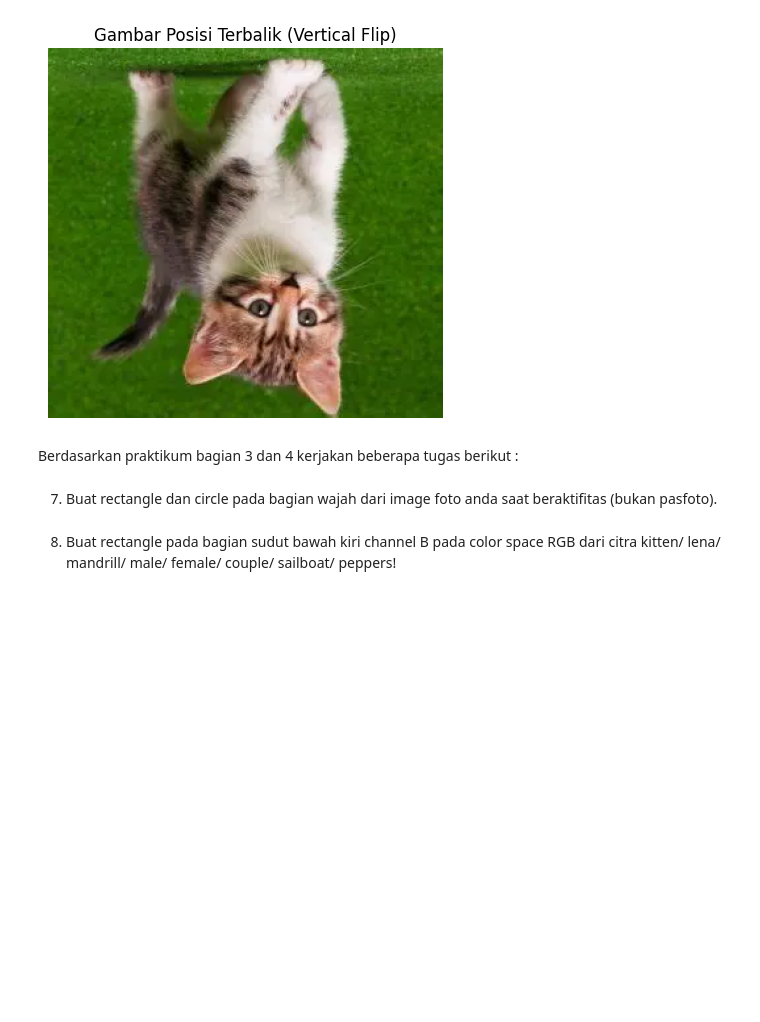
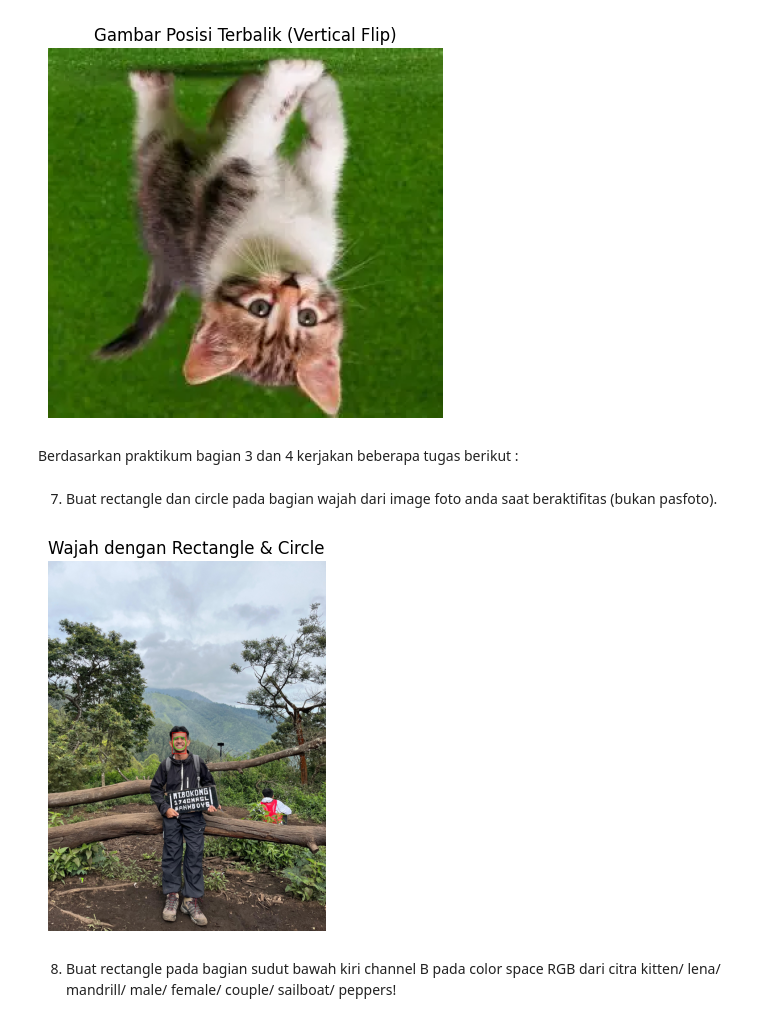
Before and after one commit to febriansyahadin/PCVK_Ganjil_2025, a Jupyter notebook: Week2.ipynb, the cells around one changed output. Cells and saved outputs as stored; diff of their text form; code cells hidden in the pictures; blank space fills up the shorter version.

```diff
--- a/Week2.ipynb
+++ b/Week2.ipynb
@@ -305,6 +305,26 @@ Berdasarkan praktikum bagian 3 dan 4 kerjakan beberapa tugas berikut :
 # %% [markdown]
 7. Buat rectangle dan circle pada bagian wajah dari image foto anda saat
 beraktifitas (bukan pasfoto).
+# %%
+import cv2
+import matplotlib.pyplot as plt
+
+img = cv2.imread("/content/drive/MyDrive/PCVK/Image/pebripoto.jpg")
+
+
+img_rgb = cv2.cvtColor(img, cv2.COLOR_BGR2RGB)
+
+cv2.rectangle(img_rgb, (1350, 1870), (1500, 2100), (255, 0, 0), 3)
+
+# Circle pusat di wajah
+cv2.circle(img_rgb, (1430, 1985), 70, (0, 255, 0), 3)
+
+plt.imshow(img_rgb)
+plt.title("Wajah dengan Rectangle & Circle")
+plt.axis("off")
+plt.show()
+# %% [output]
+[figure, added]
 # %% [markdown]
 8. Buat rectangle pada bagian sudut bawah kiri channel B pada color space RGB
 dari citra kitten/ lena/ mandrill/ male/ female/ couple/ sailboat/ peppers!
```
Also changed, not shown: parts of 2 cells of this notebook.
